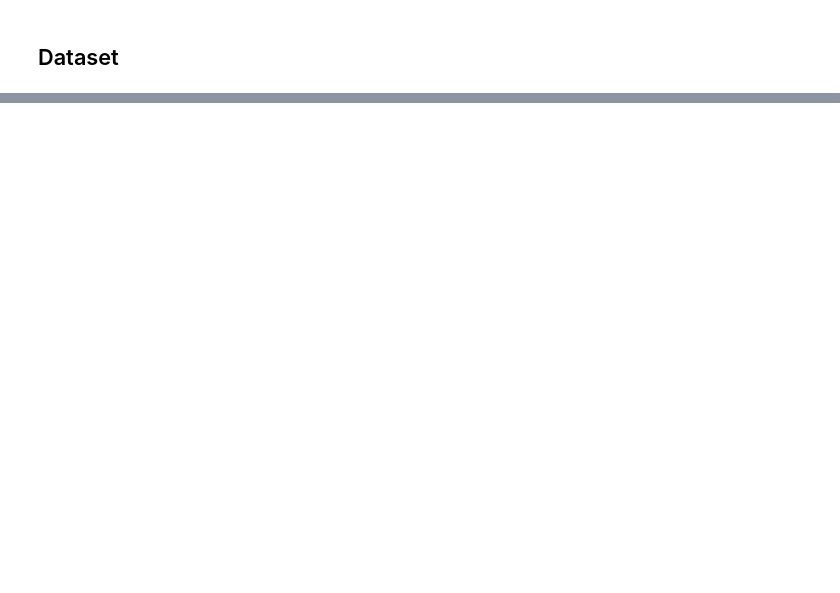
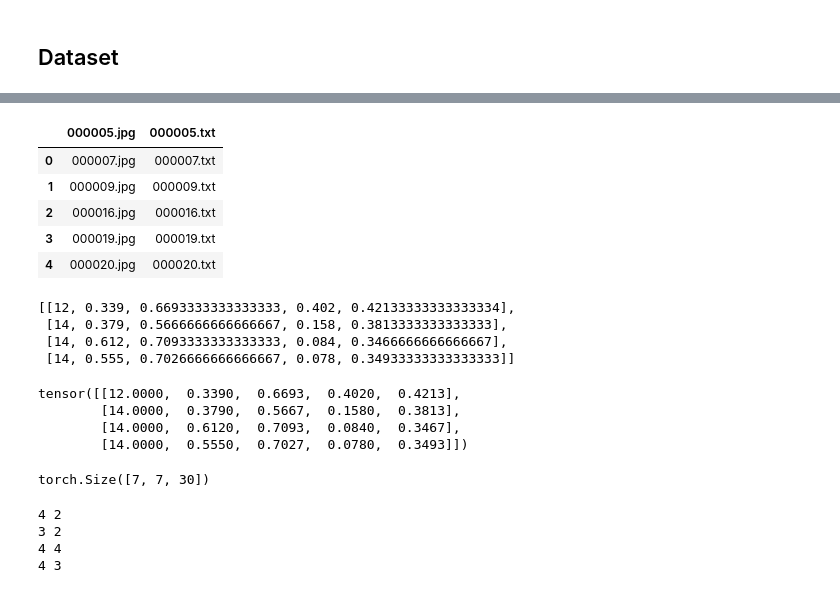
Before and after one commit to atanuc073/pytorch, a Jupyter notebook: yolov1.ipynb, the cells around one changed output, grey strips where cells are left out. Cells and saved outputs as stored; diff of their text form; code cells hidden in the pictures; blank space fills up the shorter version.

```diff
--- a/yolov1.ipynb
+++ b/yolov1.ipynb
@@ -335,0 +380,10 @@ class VOCDataset(Dataset):
+# %%
+annotations=pd.read_csv(train_csv)
+annotations.head()
+# %% [output]
+|  | 000005.jpg | 000005.txt |
+| 0 | 000007.jpg | 000007.txt |
+| 1 | 000009.jpg | 000009.txt |
+| 2 | 000016.jpg | 000016.txt |
+| 3 | 000019.jpg | 000019.txt |
+| 4 | 000020.jpg | 000020.txt |
@@ -335,0 +402,7 @@ class VOCDataset(Dataset):
+# %%
+boxes
+# %% [output]
+[[12, 0.339, 0.6693333333333333, 0.402, 0.42133333333333334],
+ [14, 0.379, 0.5666666666666667, 0.158, 0.3813333333333333],
+ [14, 0.612, 0.7093333333333333, 0.084, 0.3466666666666667],
+ [14, 0.555, 0.7026666666666667, 0.078, 0.34933333333333333]]
@@ -335,0 +414,7 @@ class VOCDataset(Dataset):
+# %%
+boxes
+# %% [output]
+tensor([[12.0000,  0.3390,  0.6693,  0.4020,  0.4213],
+        [14.0000,  0.3790,  0.5667,  0.1580,  0.3813],
+        [14.0000,  0.6120,  0.7093,  0.0840,  0.3467],
+        [14.0000,  0.5550,  0.7027,  0.0780,  0.3493]])
@@ -335,0 +423,30 @@ class VOCDataset(Dataset):
+# %%
+label_matrix.shape
+# %% [output]
+torch.Size([7, 7, 30])
+# %%
+for box in boxes:
+    class_label,x,y,width,height=box.tolist()
+    class_label=int(class_label)
+    # which cell it belongs to
+    i,j=int(S*y),int(S*x)
+    print(i,j)
+
+    x_cell,y_cell=S * x - j, S * y - i
+
+    width_cell,height_cell=(
+        width * S,
+        height *S
+    )
+    if label_matrix[i,j,20]==0:
+        label_matrix[i,j,20]=1
+        box_coordinates=torch.tensor(
+            [x_cell,y_cell,width_cell,height_cell]
+        )
+        label_matrix[i,j,21:25]=box_coordinates
+        label_matrix[i,j,class_label]=1
+# %% [output]
+4 2
+3 2
+4 4
+4 3
```
Also changed, not shown: parts of 12 cells of this notebook.
